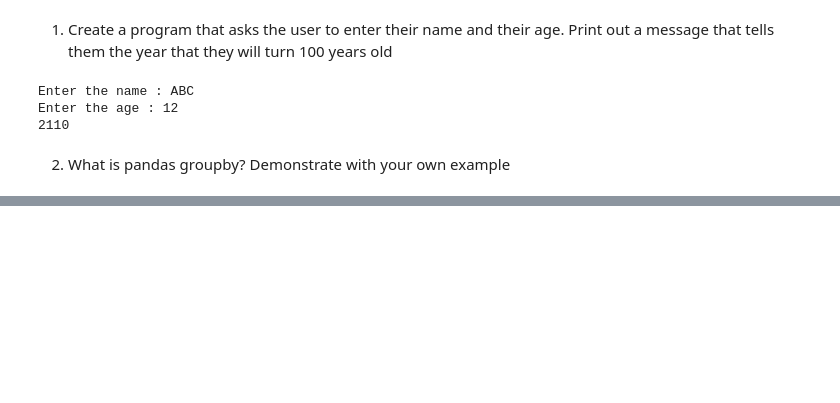
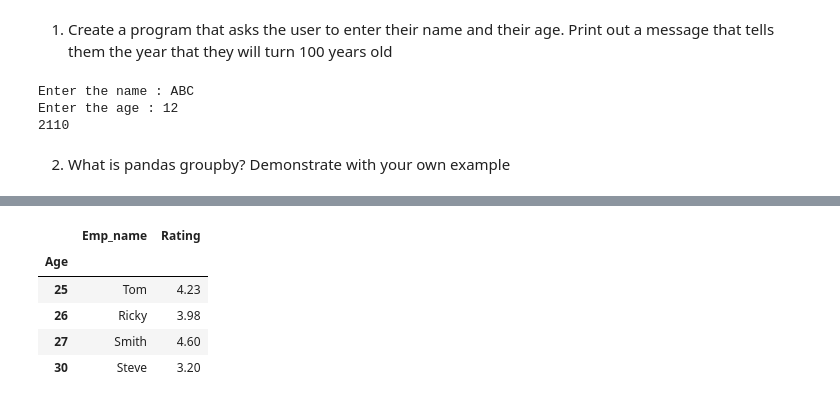
Before and after one commit to venkatesh-manikumar/Datascience-Assignments, a Jupyter notebook: Test.ipynb, the cells around one changed output, grey strips where cells are left out. Drawn from its saved outputs; the diff is of its cells as text; code cells hidden in the pictures; blank space fills up the shorter version.

```diff
--- a/Test.ipynb
+++ b/Test.ipynb
@@ -19,0 +33,10 @@ Dict('name': ['A','B','C'])
+# %%
+group = raw.groupby('Age')
+group.first()
+# %% [output]
+|  | Emp_name | Rating |
+| Age |  |  |
+| 25 | Tom | 4.23 |
+| 26 | Ricky | 3.98 |
+| 27 | Smith | 4.60 |
+| 30 | Steve | 3.20 |
```
Also changed, not shown: parts of 9 cells of this notebook.
